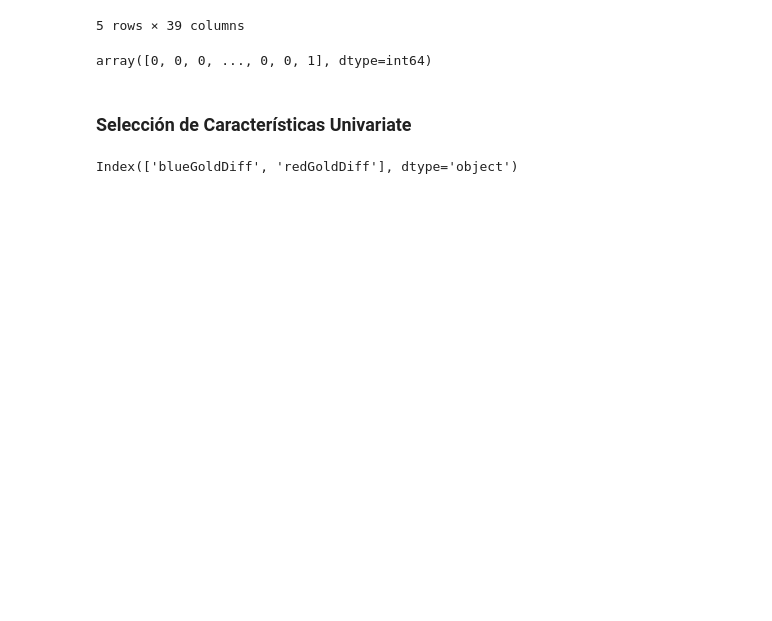
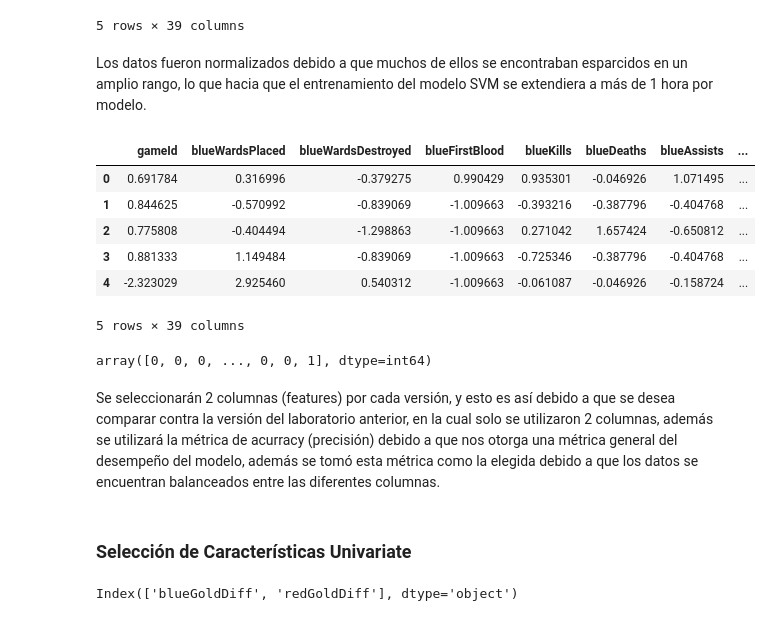
Before and after one commit to angelcast2002/Lab03-IA, a Jupyter notebook: lab03.ipynb, the cells around one changed output. Drawn from its saved outputs; the diff is of its cells as text; code cells hidden in the pictures; blank space fills up the shorter version.

```diff
--- a/lab03.ipynb
+++ b/lab03.ipynb
@@ -160,10 +160,29 @@ X.head()
 | 3 | 4524384067 | 43 | 1 | 0 | 4 | 5 | 5 | ... |
 | 4 | 4436033771 | 75 | 4 | 0 | 6 | 6 | 6 | ... |
 5 rows × 39 columns
+# %% [markdown]
+Los datos fueron normalizados debido a que muchos de ellos se encontraban esparcidos en un amplio rango, lo que hacia que el entrenamiento del modelo SVM se extendiera a más de 1 hora por modelo.
+# %%
+from sklearn.preprocessing import StandardScaler
+
+escalador = StandardScaler()
+X = pd.DataFrame(escalador.fit_transform(X), columns=X.columns)
+# %%
+X.head()
+# %% [output]
+|  | gameId | blueWardsPlaced | blueWardsDestroyed | blueFirstBlood | blueKills | blueDeaths | blueAssists | ... |
+| 0 | 0.691784 | 0.316996 | -0.379275 | 0.990429 | 0.935301 | -0.046926 | 1.071495 | ... |
+| 1 | 0.844625 | -0.570992 | -0.839069 | -1.009663 | -0.393216 | -0.387796 | -0.404768 | ... |
+| 2 | 0.775808 | -0.404494 | -1.298863 | -1.009663 | 0.271042 | 1.657424 | -0.650812 | ... |
+| 3 | 0.881333 | 1.149484 | -0.839069 | -1.009663 | -0.725346 | -0.387796 | -0.404768 | ... |
+| 4 | -2.323029 | 2.925460 | 0.540312 | -1.009663 | -0.061087 | -0.046926 | -0.158724 | ... |
+5 rows × 39 columns
 # %%
 y
 # %% [output]
 array([0, 0, 0, ..., 0, 0, 1], dtype=int64)
+# %% [markdown]
+Se seleccionarán 2 columnas (features) por cada versión, y esto es así debido a que se desea comparar contra la versión del laboratorio anterior, en la cual solo se utilizaron 2 columnas, además se utilizará la métrica de acurracy (precisión) debido a que nos otorga una métrica general del desempeño del modelo, además se tomó esta métrica como la elegida debido a que los datos se encuentran balanceados entre las diferentes columnas.
 # %% [markdown]
 ### Selección de Características Univariate
 # %%
```
Also changed, not shown: parts of 27 cells of this notebook.
